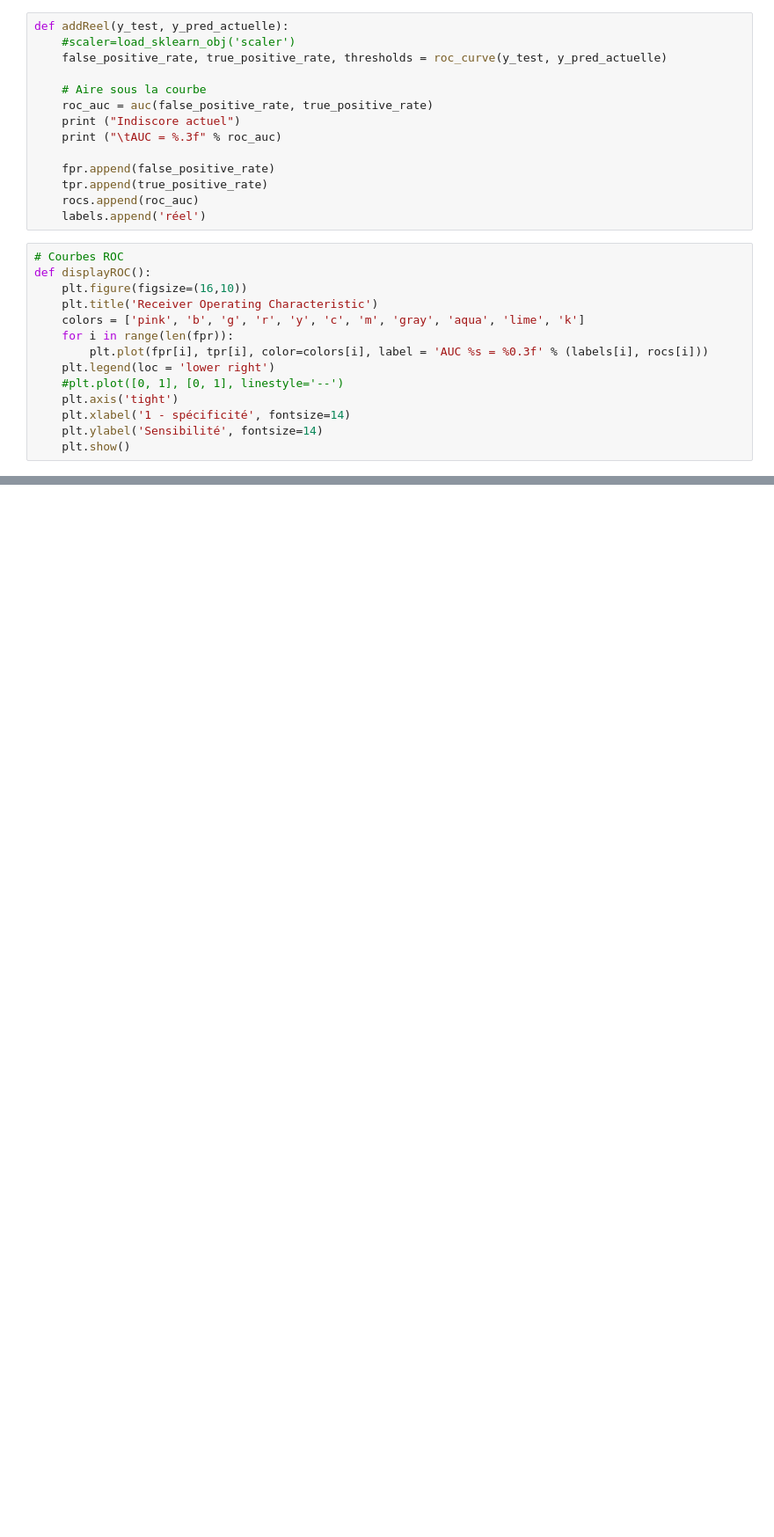
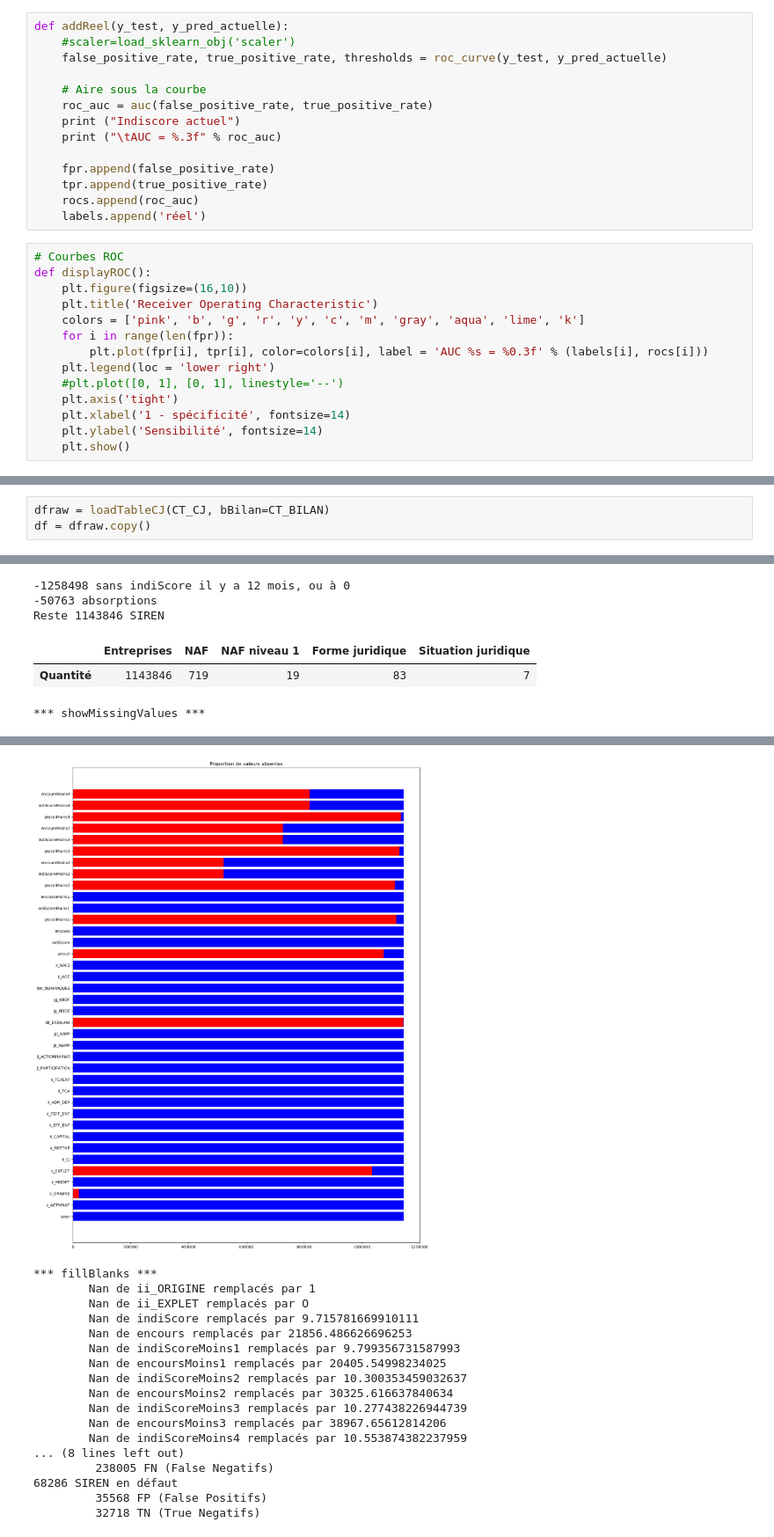
Before and after one commit to morganscao/Projet8, a Jupyter notebook: scores_predictions_CJ.ipynb, the cells around one changed output, grey strips where cells are left out. Shown at 88% size. Drawn from its saved outputs; the diff is of its cells as text; blank space fills up the shorter version.

```diff
--- a/scores_predictions_CJ.ipynb
+++ b/scores_predictions_CJ.ipynb
@@ -381,0 +106,4 @@ displayROC()
+# %%
+dfraw = loadTableCJ(CT_CJ, bBilan=CT_BILAN)
+df = dfraw.copy()
+# %% [output]
@@ -381,0 +130,6 @@ displayROC()
+-1258498 sans indiScore il y a 12 mois, ou à 0
+-50763 absorptions
+Reste 1143846 SIREN
+|  | Entreprises | NAF | NAF niveau 1 | Forme juridique | Situation juridique |
+| Quantité | 1143846 | 719 | 19 | 83 | 7 |
+*** showMissingValues ***
@@ -381,0 +140,18 @@ displayROC()
+[figure, added]
+*** fillBlanks ***
+        Nan de ii_ORIGINE remplacés par 1
+        Nan de ii_EXPLET remplacés par O
+        Nan de indiScore remplacés par 9.715781669910111
+        Nan de encours remplacés par 21856.486626696253
+        Nan de indiScoreMoins1 remplacés par 9.799356731587993
+        Nan de encoursMoins1 remplacés par 20405.54998234025
+        Nan de indiScoreMoins2 remplacés par 10.300353459032637
+        Nan de encoursMoins2 remplacés par 30325.616637840634
+        Nan de indiScoreMoins3 remplacés par 10.277438226944739
+        Nan de encoursMoins3 remplacés par 38967.65612814206
+        Nan de indiScoreMoins4 remplacés par 10.553874382237959
+... (8 lines left out)
+         238005 FN (False Negatifs)
+68286 SIREN en défaut
+         35568 FP (False Positifs)
+         32718 TN (True Negatifs)
```
Also changed, not shown: parts of 58 cells of this notebook, 16 other files.
